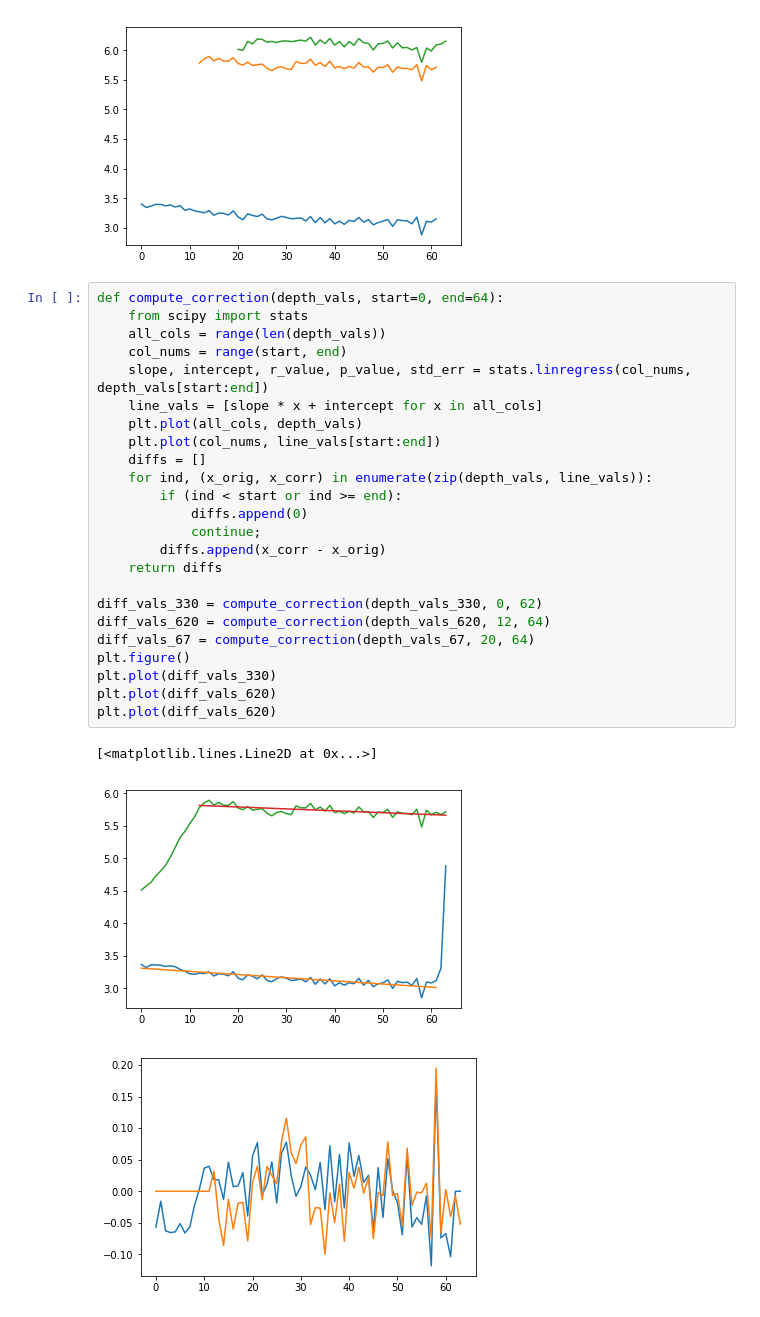
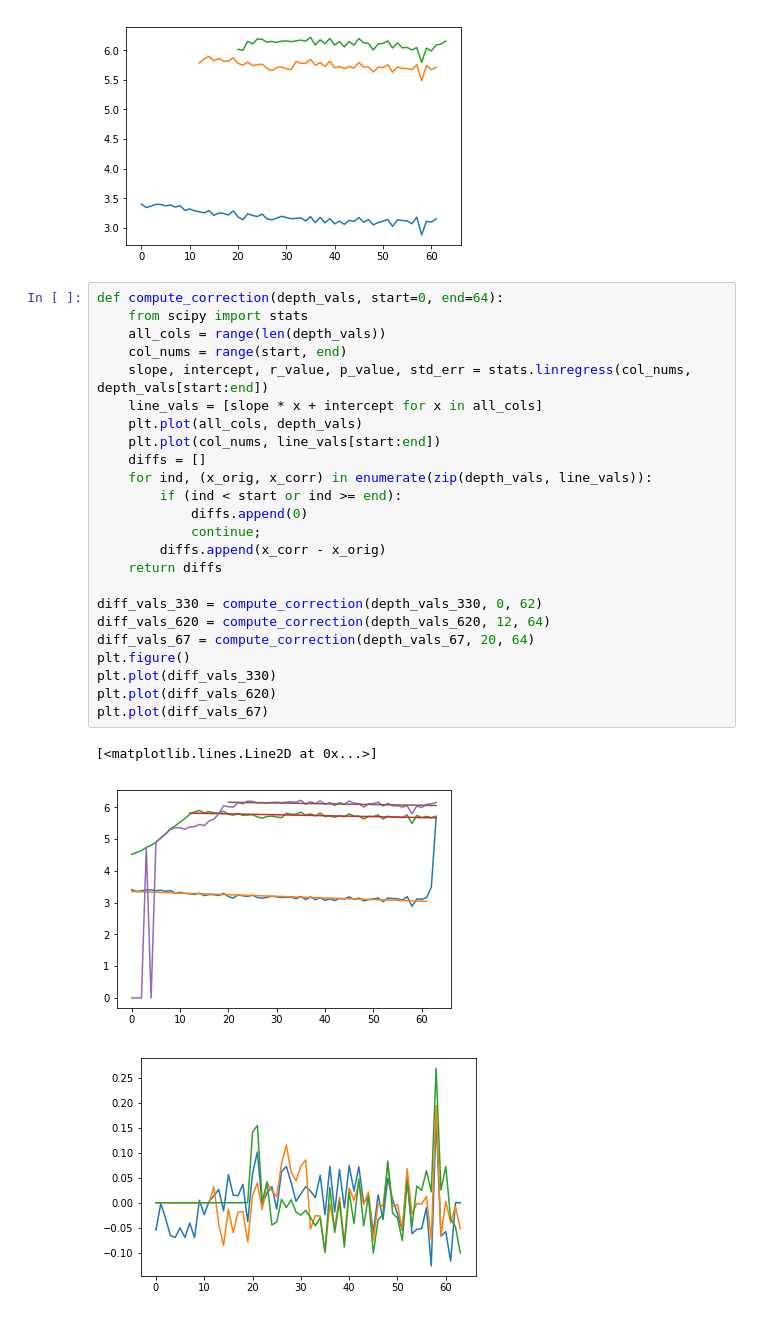
Before and after one commit to PRBonn/depth_clustering, a Jupyter notebook: notebooks/depth_fix.ipynb, the cells around one changed output. Cells and saved outputs as stored; diff of their text form.

```diff
--- a/notebooks/depth_fix.ipynb
+++ b/notebooks/depth_fix.ipynb
@@ -43,30 +43,30 @@ depth_vals_67 = draw_depth_at_row(67, np_image, 20, 64)
 # %%
 def compute_correction(depth_vals, start=0, end=64):
     from scipy import stats
     all_cols = range(len(depth_vals))
     col_nums = range(start, end)
     slope, intercept, r_value, p_value, std_err = stats.linregress(col_nums, depth_vals[start:end])
     line_vals = [slope * x + intercept for x in all_cols]
     plt.plot(all_cols, depth_vals)
     plt.plot(col_nums, line_vals[start:end])
     diffs = []
     for ind, (x_orig, x_corr) in enumerate(zip(depth_vals, line_vals)):
         if (ind < start or ind >= end):
             diffs.append(0)
             continue;
         diffs.append(x_corr - x_orig)
     return diffs
 
 diff_vals_330 = compute_correction(depth_vals_330, 0, 62)
 diff_vals_620 = compute_correction(depth_vals_620, 12, 64)
 diff_vals_67 = compute_correction(depth_vals_67, 20, 64)
 plt.figure()
 plt.plot(diff_vals_330)
 plt.plot(diff_vals_620)
-plt.plot(diff_vals_620)
+plt.plot(diff_vals_67)
 # %% [output]
 [<matplotlib.lines.Line2D at 0x...>]
-[figure, old version]
+[figure, new version]
-[figure, old version]
+[figure, new version]
 # %%
 def plot_diff_to_prev(input_list):
```
Also changed, not shown: parts of 1 cell of this notebook.
